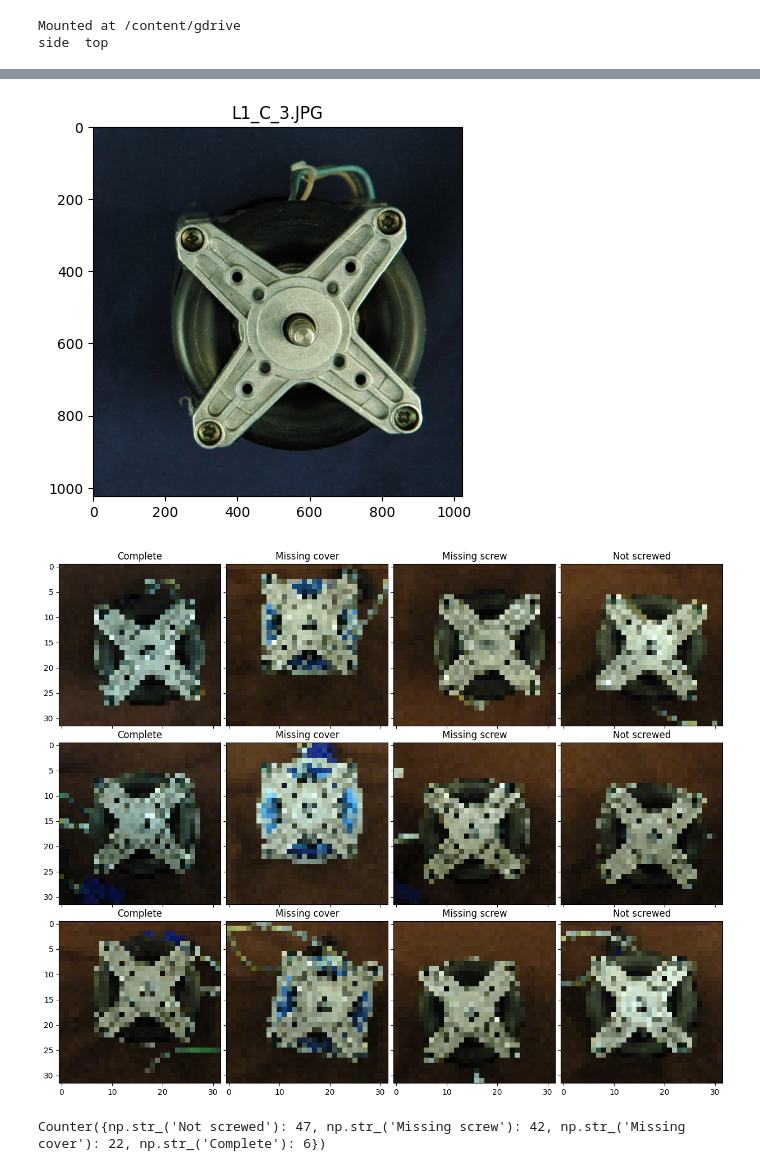
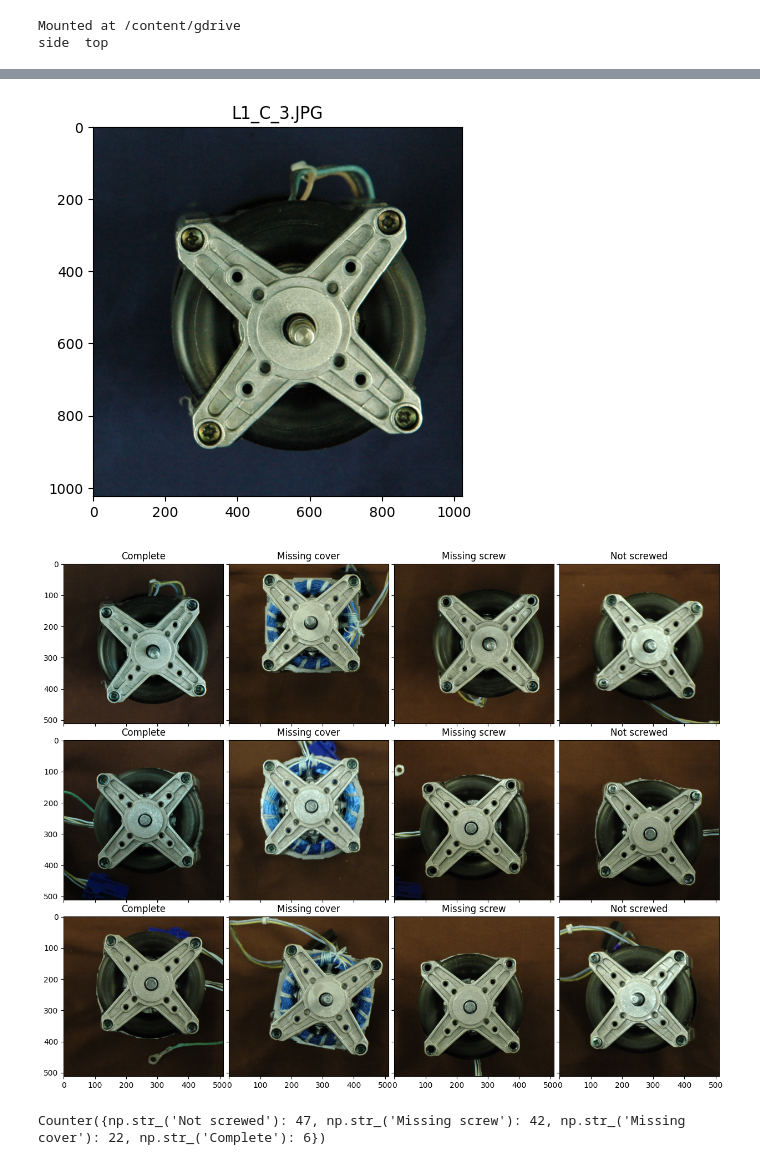
Before and after one commit to Alirezamirbagheri/emotor-assembly-inspection-ml, a Jupyter notebook: emotor-assembly-inspection-ml.ipynb, the cells around one changed output, grey strips where cells are left out. Saved outputs shown, nothing was run; the diff lists cells and outputs as text; code cells hidden in the pictures.

```diff
--- a/emotor-assembly-inspection-ml.ipynb
+++ b/emotor-assembly-inspection-ml.ipynb
@@ -116,40 +116,108 @@ from mpl_toolkits.axes_grid1 import ImageGrid
 fig = plt.figure(figsize=(16, 12))
 grid = ImageGrid(fig, 111, nrows_ncols=(3, 4), axes_pad=(0.1, 0.3))
 
-features, labels = load_features_labels("./data/top", size=(32, 32), flatten=False, color=True)
+features, labels = load_features_labels("./data/top", size=(512, 512), flatten=False, color=True)
 classes = ['Complete', 'Missing cover', 'Missing screw', 'Not screwed']
 for i, ax in enumerate(grid):
     selectedClass = classes[i%4] # Select class
     images = np.array(features)[np.array(labels)==selectedClass] # Preselect images based on class
     image = images[i//4] # Select image
     ax.imshow(image) # Plot image
     ax.set_title(selectedClass) # Assign class as image title
 plt.show()
 
 #### First, let's investigate the distribution of the available images among the classes.
 from collections import Counter
 print(Counter(labels))
 
 # Count the number of images in each class
 label_counts = Counter(labels)
 classes = list(label_counts.keys())
 counts = list(label_counts.values())
 
 # Create a bar plot
 plt.figure(figsize=(8,5))
 plt.bar(classes, counts, color=['green', 'orange', 'red', 'blue'])
 plt.title("Distribution of EMotor Inspection Classes")
 plt.ylabel("Number of images")
 plt.xlabel("Class")
 plt.xticks(rotation=15)
 plt.show()
 
 ## We should analyze the result and see Which issues and challenges might appear during model training?
+
+## Section 1.3: Image classification using Support Vector Machines
+# In this section, we'll use Support Vector Machines (SVM) to try classifying the image dataset. For SVMs, it is necessary to have the data formatted as 1D vector.
+# Also, we are only going to consider the three classes *complete*, *missing cover*, and *missing screws*.
+
+features, labels = load_features_labels("./data/top", size=(8,8), color=True, flatten=True, identifiers=['MC', 'MS', 'C'])
+features = np.asarray(features)
+labels = np.asarray(labels)
+print("Shape feature vector:", features.shape)
+print("Shape label vector:", labels.shape)
+
+# As we can see, we still load our 117 images, but the pixel values are now simply reshaped to 1D.
+# Next, we need to separate our data into training and testing datasets. This can be achieved using the `train_test_split()` function from sklearn.
+## in the following code so that 70% of the data is used for training, and the remaining 30% for testing. Also, the datasets should be stratified by the label vector.
+
+from sklearn.model_selection import train_test_split
+
+X_train, X_test, y_train, y_test = train_test_split(
+    features,        # feature vectors
+    labels,          # corresponding labels
+    test_size=0.3,   # 30% for testing
+    stratify=labels, # maintain class proportions
+    random_state=42  # for reproducibility
+)
+
+from sklearn.svm import SVC
+from sklearn.utils.class_weight import compute_sample_weight
+clf = SVC(kernel="rbf", gamma=0.01, C=1) # Initialize the SVM
+clf.fit(X_train, y_train, sample_weight=compute_sample_weight('balanced', y_train)) # Train the SVM
+print("Score:", clf.score(X_test, y_test)) # Test the model
+
+# SVC → Support Vector Classifier from scikit-learn. It’s used for classification tasks.
+# compute_sample_weight → calculates weights for each training sample to compensate for class imbalance.
+# kernel="rbf" → Radial Basis Function kernel, a nonlinear kernel.
+# gamma=0.01 → controls the influence of a single training example. Lower → more influence.
+# C=0.0003 → regularization parameter. Lower C → more regularization (simpler model).
+# These hyperparameters are very small. With 16×16 flattened images, we might need to tune them to get good accuracy.
+# compute_sample_weight('balanced', y_train) → gives higher weight to samples from minority classes so the classifier does not ignore them.
+# clf.fit(...) → trains the SVM on the weighted training data.
+# clf.score(X_test, y_test) → computes the accuracy on the test set
+
+import seaborn as sns
+from sklearn.metrics import confusion_matrix, classification_report
+cm = confusion_matrix(y_test, clf.predict(X_test))
+ax=sns.heatmap(cm, annot=True)
+plt.xlabel('Predicted')
+plt.ylabel('Truth')
+print(classification_report(y_test, clf.predict(X_test)))
+
+# Accuracy on test set = 62% → model correctly predicted 13 of 21 images.
+# Support → number of images in test set for each class.
+# Precision = correct predictions / total predicted as that class
+# Recall = correct predictions / total true samples of that class
+
+# Problems
+# Class imbalance:
+# Train labels likely dominated by "Missing screw"
+# Even with sample_weight='balanced', SVM may still focus on majority class.
+# Small dataset (70 training images):
+# 3 classes → ~23 samples per class on average → too few for SVM to learn properly.
+# Feature size (3072) is large for small dataset → model may overfit or underfit.
+# Hyperparameters:
+# C=0.0003, gamma=0.01. Even with c=1 nothing changed. with also 8*8 nothing.
+# Very small C → SVM underfits → may predict only the largest class.
+# Larger C → less regularization → better fitting
+# Gamma → controls smoothness of decision boundary
+# we need Data augmentation (rotate, flip, shift images) → increase training size
+# or Use other classifiers: Random Forest, Logistic Regression, or even a small CNN if dataset grows.
 # %% [output]
 Mounted at /content/gdrive
 side  top
 [figure]
 [figure]
-[figure, old version]
+[figure, new version]
 Counter({np.str_('Not screwed'): 47, np.str_('Missing screw'): 42, np.str_('Missing cover'): 22, np.str_('Complete'): 6})
 [figure]
```
Also changed, not shown: parts of 1 cell of this notebook.
